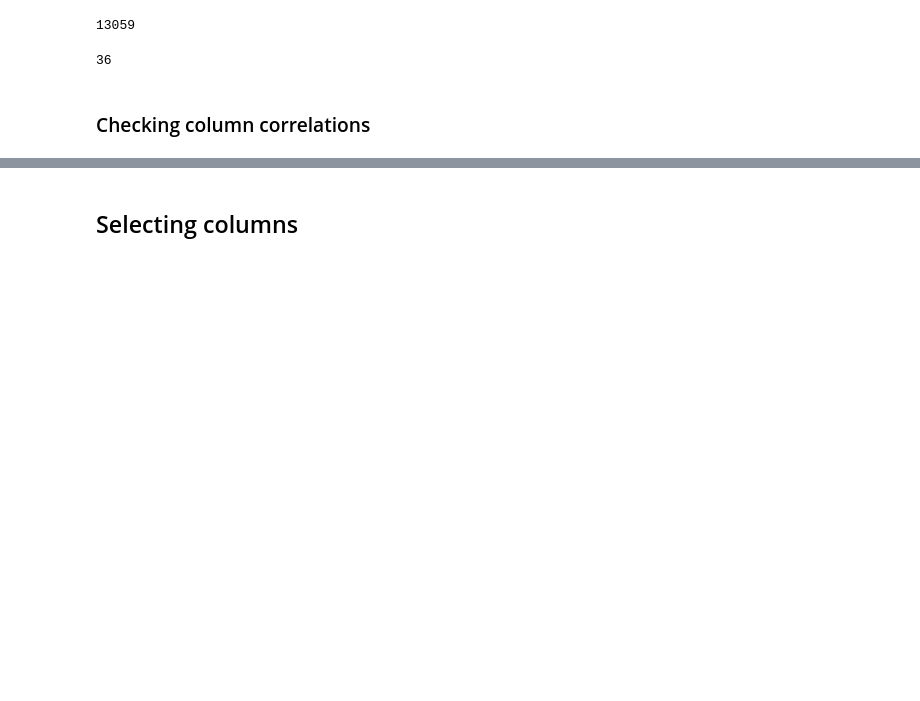
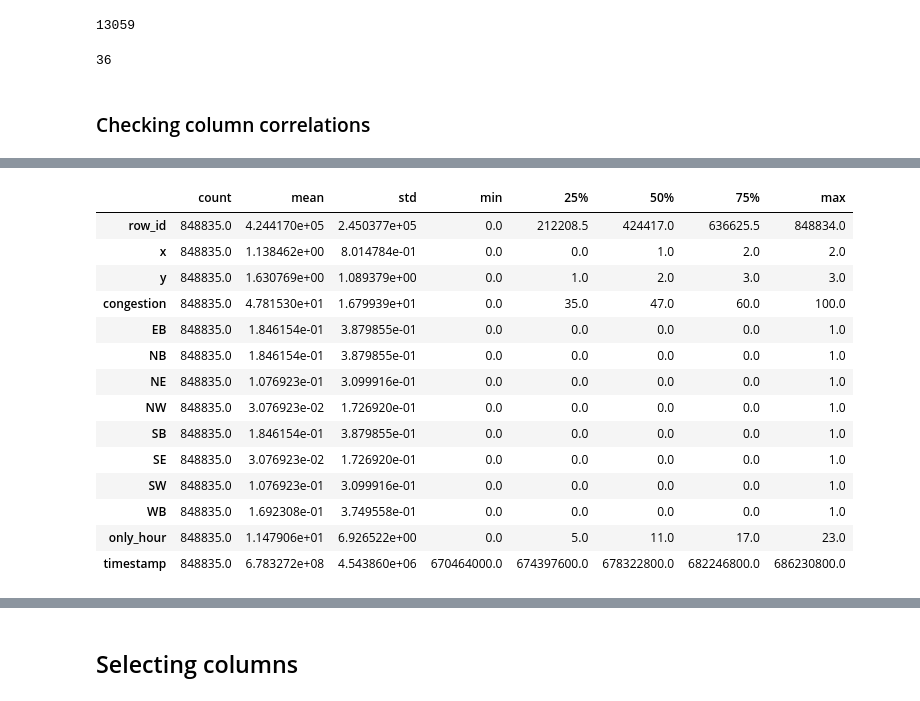
Before and after one commit to mdiannna/KaggleCompetitions, a Jupyter notebook: TabularPlaygroundSeriesMar2022/experiment1.ipynb, the cells around one changed output, grey strips where cells are left out. Drawn from its saved outputs; the diff is of its cells as text; code cells hidden in the pictures; blank space fills up the shorter version.

```diff
--- a/TabularPlaygroundSeriesMar2022/experiment1.ipynb
+++ b/TabularPlaygroundSeriesMar2022/experiment1.ipynb
@@ -234,0 +241,18 @@ df_train.corr()
+# %%
+df_train.describe().transpose()
+# %% [output]
+|  | count | mean | std | min | 25% | 50% | 75% | max |
+| row_id | 848835.0 | 4.244170e+05 | 2.450377e+05 | 0.0 | 212208.5 | 424417.0 | 636625.5 | 848834.0 |
+| x | 848835.0 | 1.138462e+00 | 8.014784e-01 | 0.0 | 0.0 | 1.0 | 2.0 | 2.0 |
+| y | 848835.0 | 1.630769e+00 | 1.089379e+00 | 0.0 | 1.0 | 2.0 | 3.0 | 3.0 |
+| congestion | 848835.0 | 4.781530e+01 | 1.679939e+01 | 0.0 | 35.0 | 47.0 | 60.0 | 100.0 |
+| EB | 848835.0 | 1.846154e-01 | 3.879855e-01 | 0.0 | 0.0 | 0.0 | 0.0 | 1.0 |
+| NB | 848835.0 | 1.846154e-01 | 3.879855e-01 | 0.0 | 0.0 | 0.0 | 0.0 | 1.0 |
+| NE | 848835.0 | 1.076923e-01 | 3.099916e-01 | 0.0 | 0.0 | 0.0 | 0.0 | 1.0 |
+| NW | 848835.0 | 3.076923e-02 | 1.726920e-01 | 0.0 | 0.0 | 0.0 | 0.0 | 1.0 |
+| SB | 848835.0 | 1.846154e-01 | 3.879855e-01 | 0.0 | 0.0 | 0.0 | 0.0 | 1.0 |
+| SE | 848835.0 | 3.076923e-02 | 1.726920e-01 | 0.0 | 0.0 | 0.0 | 0.0 | 1.0 |
+| SW | 848835.0 | 1.076923e-01 | 3.099916e-01 | 0.0 | 0.0 | 0.0 | 0.0 | 1.0 |
+| WB | 848835.0 | 1.692308e-01 | 3.749558e-01 | 0.0 | 0.0 | 0.0 | 0.0 | 1.0 |
+| only_hour | 848835.0 | 1.147906e+01 | 6.926522e+00 | 0.0 | 5.0 | 11.0 | 17.0 | 23.0 |
+| timestamp | 848835.0 | 6.783272e+08 | 4.543860e+06 | 670464000.0 | 674397600.0 | 678322800.0 | 682246800.0 | 686230800.0 |
```
Also changed, not shown: parts of 63 cells of this notebook.
